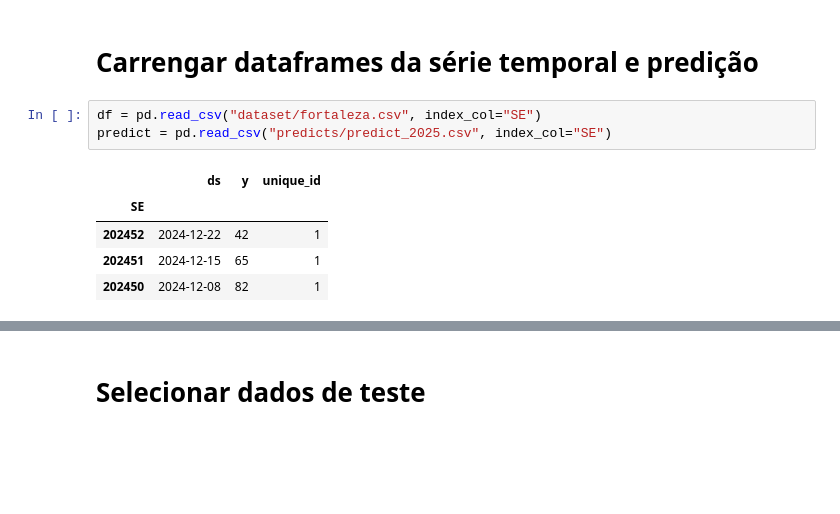
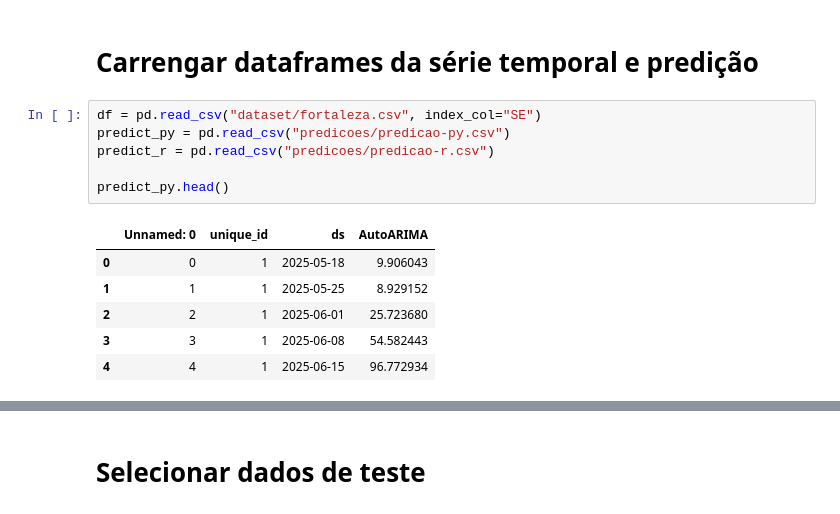
Before and after one commit to xandeoliveira/dengue-arima-fortaleza, a Jupyter notebook: arima_graphcs.ipynb, the cells around one changed output, grey strips where cells are left out. Drawn from its saved outputs; the diff is of its cells as text; blank space fills up the shorter version.

```diff
--- a/arima_graphcs.ipynb
+++ b/arima_graphcs.ipynb
@@ -7,10 +7,14 @@ from sklearn.metrics import mean_absolute_error, accuracy_score, precision_score
 # Carrengar dataframes da série temporal e predição
 # %%
 df = pd.read_csv("dataset/fortaleza.csv", index_col="SE")
-predict = pd.read_csv("predicts/predict_2025.csv", index_col="SE")
+predict_py = pd.read_csv("predicoes/predicao-py.csv")
+predict_r = pd.read_csv("predicoes/predicao-r.csv")
+
+predict_py.head()
 # %% [output]
-|  | ds | y | unique_id |
-| SE |  |  |  |
-| 202452 | 2024-12-22 | 42 | 1 |
-| 202451 | 2024-12-15 | 65 | 1 |
-| 202450 | 2024-12-08 | 82 | 1 |
+|  | Unnamed: 0 | unique_id | ds | AutoARIMA |
+| 0 | 0 | 1 | 2025-05-18 | 9.906043 |
+| 1 | 1 | 1 | 2025-05-25 | 8.929152 |
+| 2 | 2 | 1 | 2025-06-01 | 25.723680 |
+| 3 | 3 | 1 | 2025-06-08 | 54.582443 |
+| 4 | 4 | 1 | 2025-06-15 | 96.772934 |
```
Also changed, not shown: parts of 6 cells of this notebook, 8 other files.
